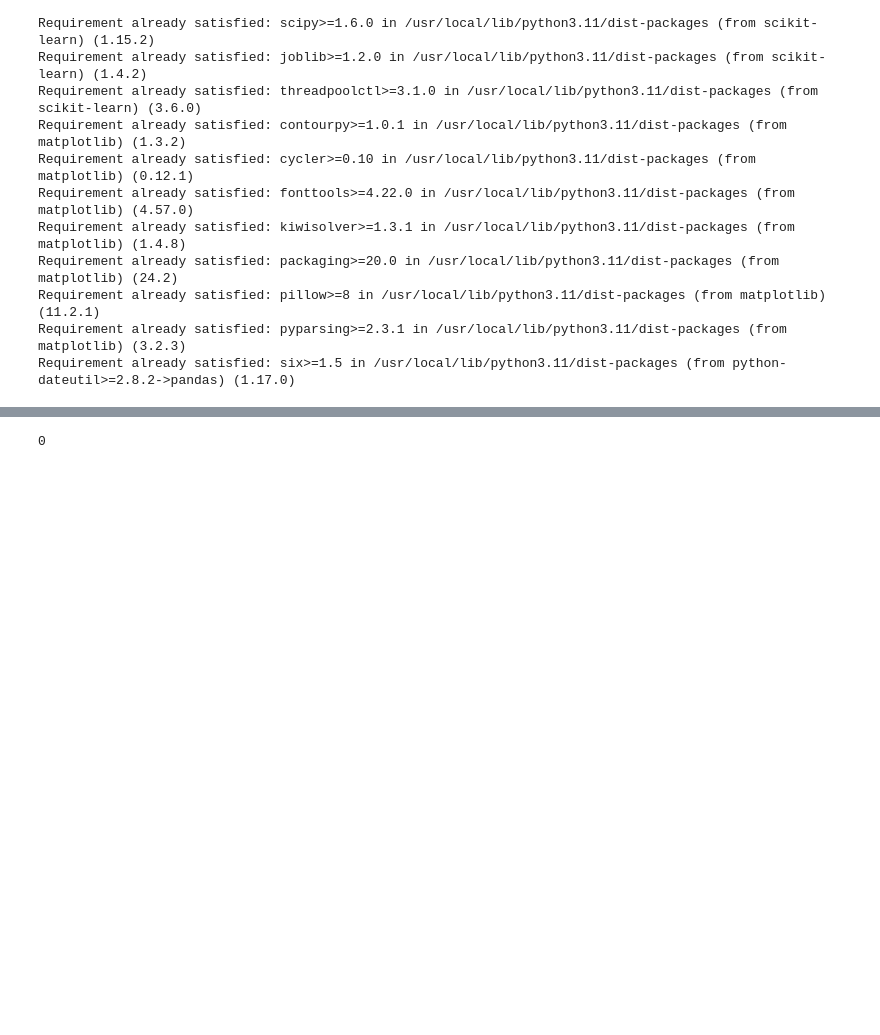
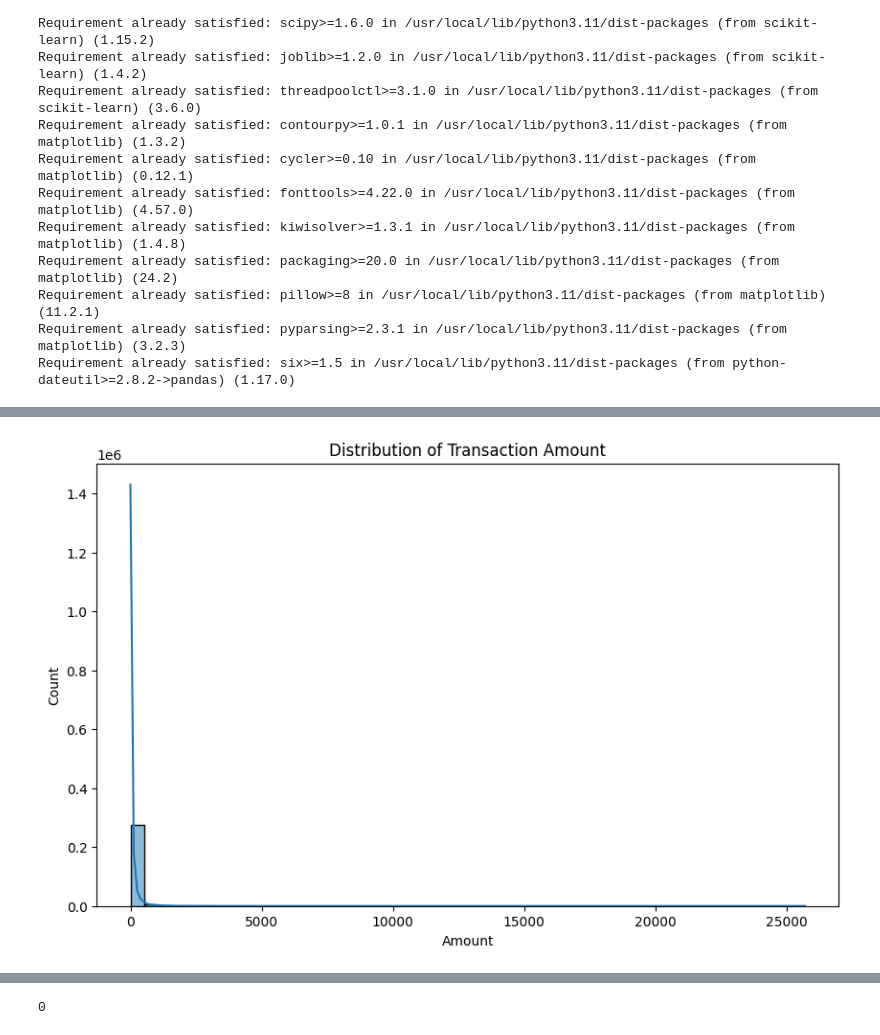
Before and after one commit to Abdelrazek-1/credit_card_fraud-dim_reduction-log_reg, a Jupyter notebook: creditcard_fraud_pca_log_reg.ipynb, the cells around one changed output, grey strips where cells are left out. Saved outputs shown, nothing was run; the diff lists cells and outputs as text; code cells hidden in the pictures; blank space fills up the shorter version.

```diff
--- a/creditcard_fraud_pca_log_reg.ipynb
+++ b/creditcard_fraud_pca_log_reg.ipynb
@@ -34,0 +65,4 @@ Requirement already satisfied: six>=1.5 in /usr/local/lib/python3.11/dist-packag
+# %%
+import pandas as pd
+df = pd.read_csv('/content/creditcard.csv')
+df.head()
@@ -34,0 +131,9 @@ Requirement already satisfied: six>=1.5 in /usr/local/lib/python3.11/dist-packag
+# %%
+import matplotlib.pyplot as plt
+import seaborn as sns
+plt.figure(figsize=(10,6))
+sns.histplot(df['Amount'], bins=50, kde=True)
+plt.title('Distribution of Transaction Amount')
+plt.show()
+# %% [output]
+[figure, added]
```
Also changed, not shown: parts of 30 cells of this notebook.
